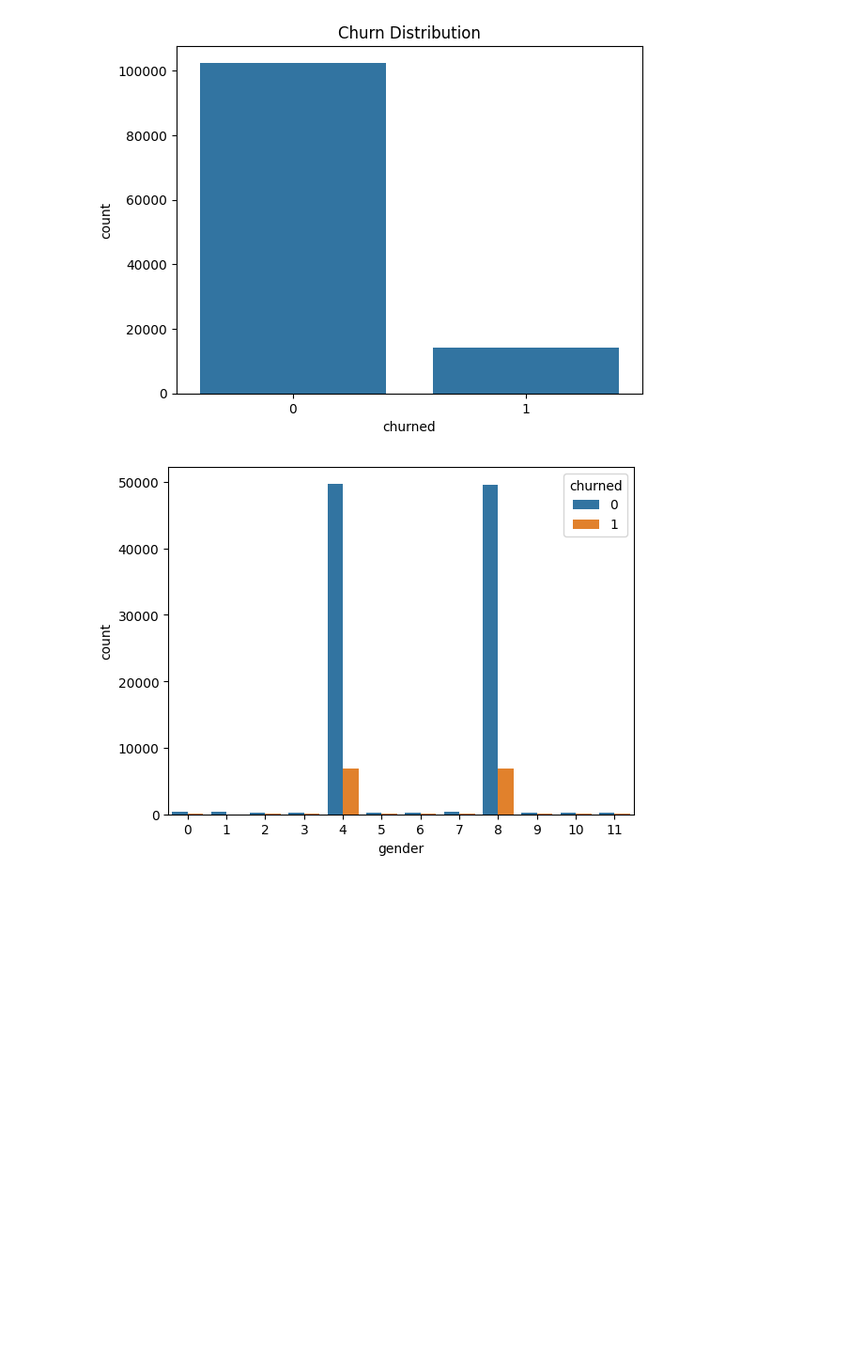
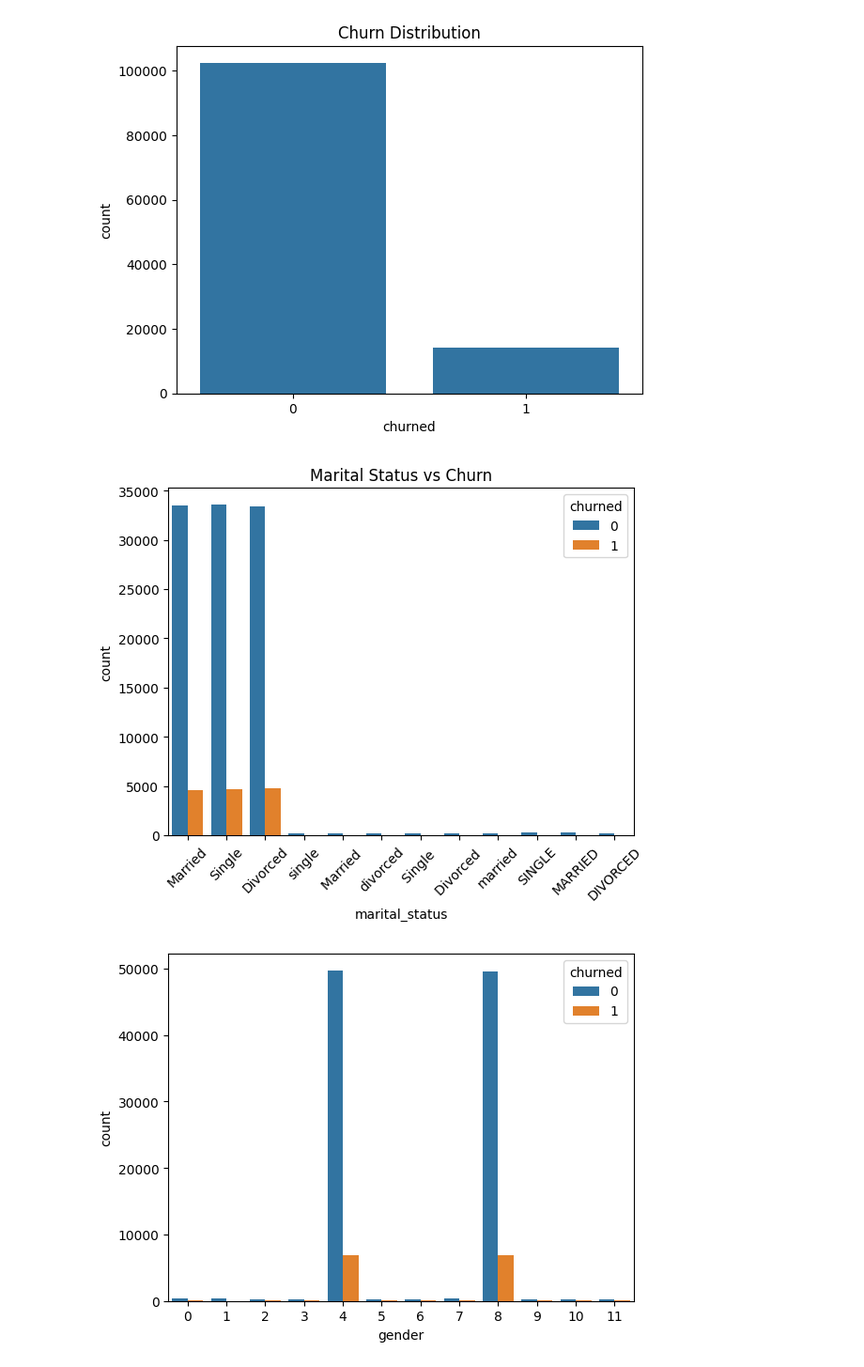
Before and after one commit to SusheniUmayangana/Customer_churn, a Jupyter notebook: FDM_mini_project.ipynb, the cells around one changed output. Shown at 94% size. Saved outputs shown, nothing was run; the diff lists cells and outputs as text; code cells hidden in the pictures; blank space fills up the shorter version.

Commit message:
Add EDA visualizations and markdown summary

```diff
--- a/FDM_mini_project.ipynb
+++ b/FDM_mini_project.ipynb
@@ -169,6 +175,13 @@ plt.title("Churn Distribution")
 # %% [output]
 Text(0.5, 1.0, 'Churn Distribution')
 [figure]
+# %%
+sns.countplot(x='marital_status', hue='churned', data=df)
+plt.title("Marital Status vs Churn")
+plt.xticks(rotation=45)
+plt.show()
+# %% [output]
+[figure, added]
 # %%
 # Churn by Gender, Segment, or Occupation
 
```
Also changed, not shown: parts of 3 cells of this notebook.
